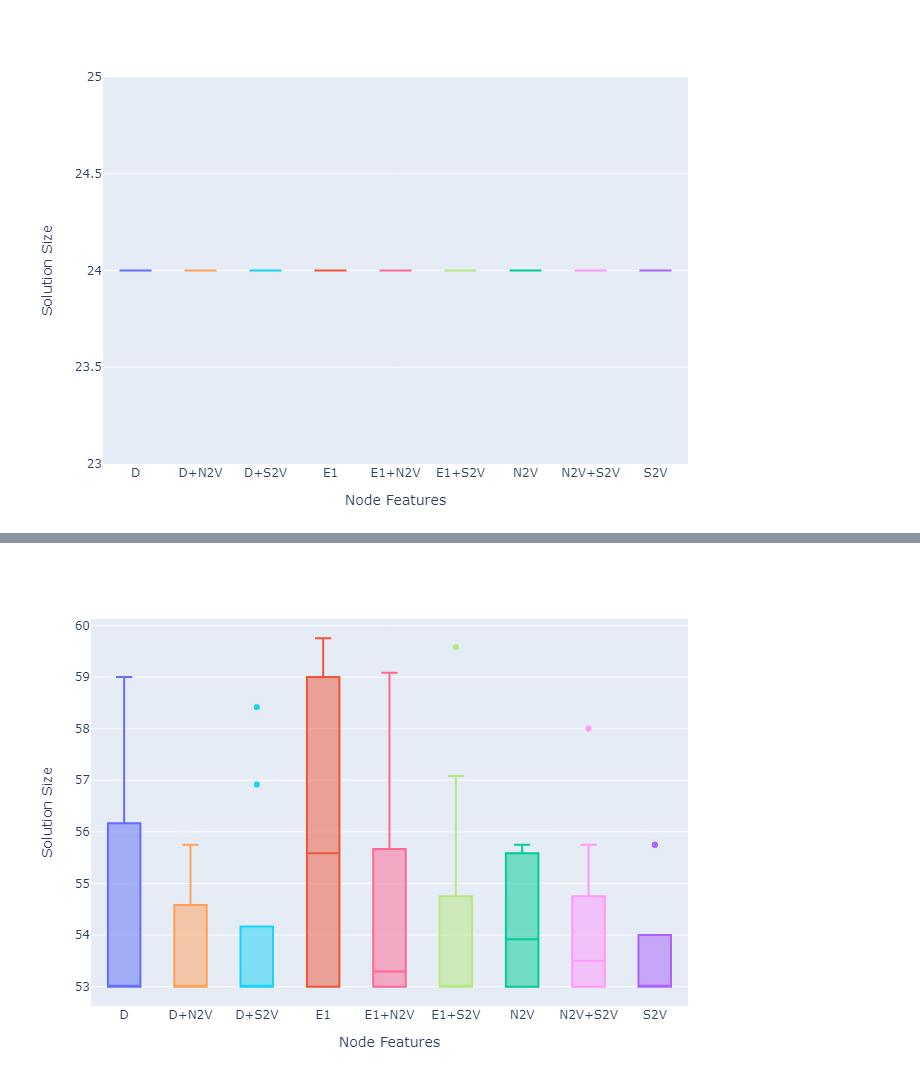
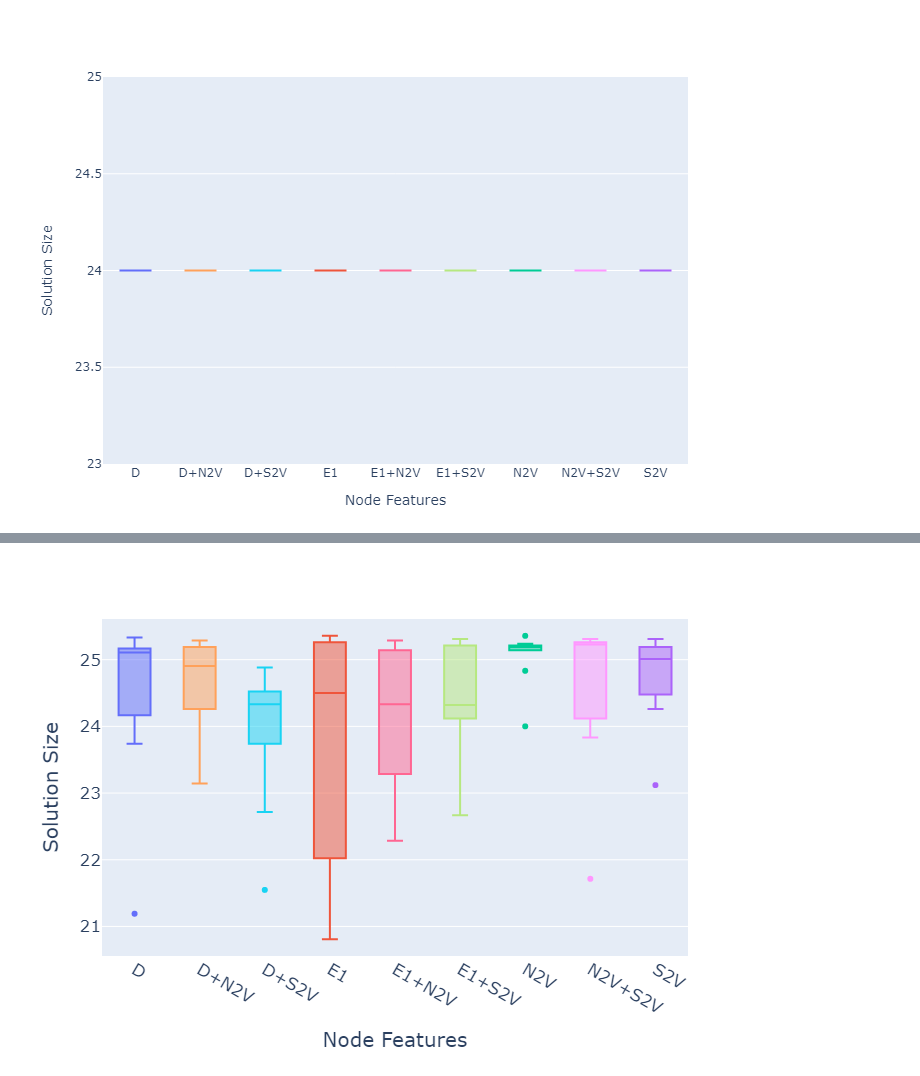
Before and after one commit to rettrich/thesis, a Jupyter notebook: eval/evaluation.ipynb, the cells around one changed output, grey strips where cells are left out. Drawn from its saved outputs; the diff is of its cells as text; code cells hidden in the pictures.

```diff
--- a/eval/evaluation.ipynb
+++ b/eval/evaluation.ipynb
@@ -292,10 +269,5 @@ p
-# %%
-features = get_features("V450-082-0825_k20"; benchmark=true)
-p = plot([features.single; features.combined], x=Symbol("Node Features"), y=Symbol("Solution Size"), kind="box", color=Symbol("Node Features"),
-    Layout(
-        showlegend=false,
-    ))
-savefig(p, "V450-082-0825-random.pdf", width=1000, height=500)
-p
-# %% [output]
-[figure, removed]
+# %%
+features = get_features("V400_074-076_brock400")
+plot_features(features, "V400-074-076-random")
+# %% [output]
+[figure, added]
```
Also changed, not shown: parts of 8 cells of this notebook, 15 other files.
